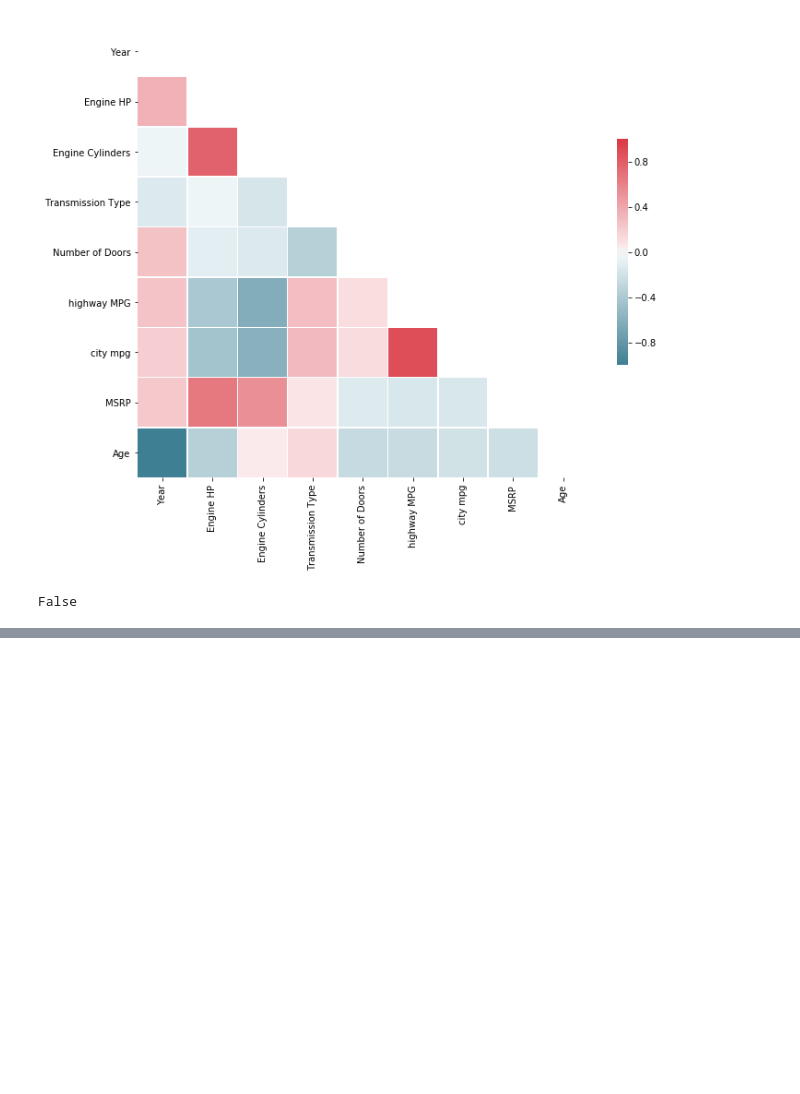
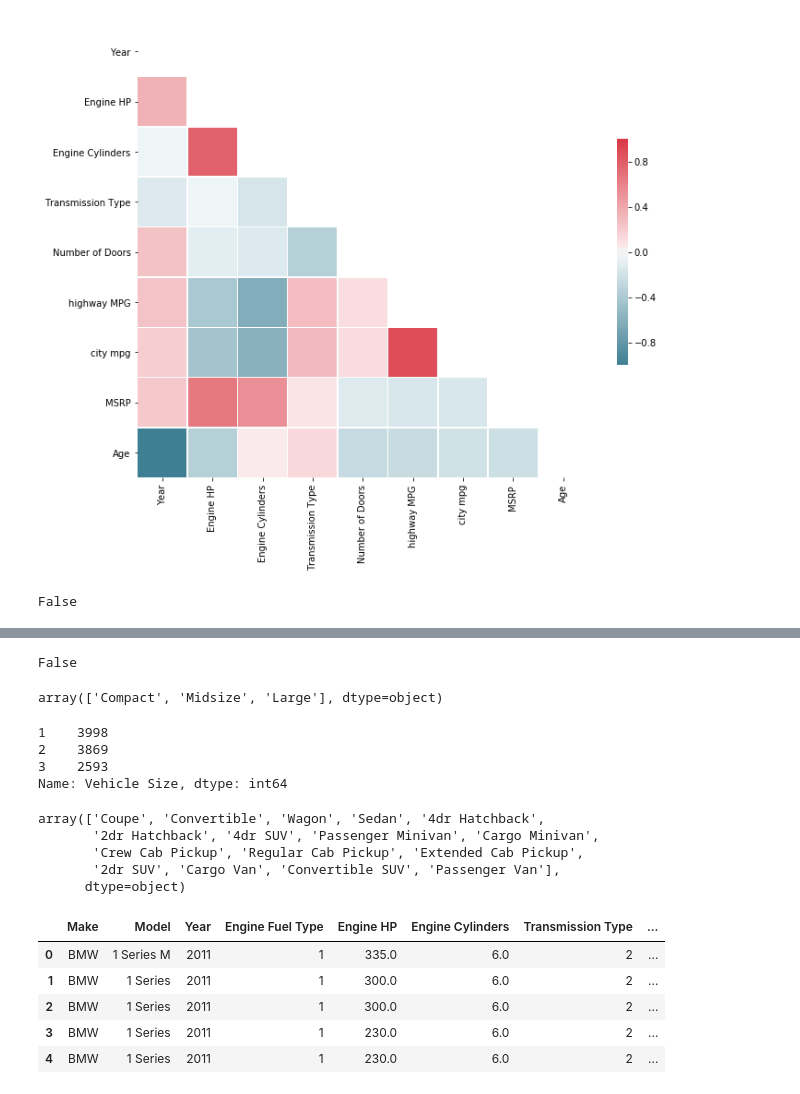
Before and after one commit to muhdlaziem/Car-Price-Prediction-using-Ensemble-Regression, a Jupyter notebook: Car Price Prediction using Ensemble Regression.ipynb, the cells around one changed output, grey strips where cells are left out. Drawn from its saved outputs; the diff is of its cells as text; code cells hidden in the pictures; blank space fills up the shorter version.

```diff
--- a/Car Price Prediction using Ensemble Regression.ipynb
+++ b/Car Price Prediction using Ensemble Regression.ipynb
@@ -160,0 +215,6 @@ False
+# %%
+cp = cp.replace({'rear wheel drive':'1'})
+cp = cp.replace({'all wheel drive':'2'})
+cp = cp.replace({'front wheel drive':'3'})
+cp = cp.replace({'four wheel drive':'4'})
+cp['Driven_Wheels'].value_counts()
@@ -160,0 +266,36 @@ False
+# %%
+cp['Engine Fuel Type'].isnull().any()
+# %% [output]
+False
+# %%
+cp['Vehicle Size'].unique()
+# %% [output]
+array(['Compact', 'Midsize', 'Large'], dtype=object)
+# %%
+cp = cp.replace({'Compact':'1'})
+cp = cp.replace({'Midsize':'2'})
+cp = cp.replace({'Large':'3'})
+
+cp['Vehicle Size'].value_counts()
+# %% [output]
+1    3998
+2    3869
+3    2593
+Name: Vehicle Size, dtype: int64
+# %%
+cp['Vehicle Style'].unique()
+# %% [output]
+array(['Coupe', 'Convertible', 'Wagon', 'Sedan', '4dr Hatchback',
+       '2dr Hatchback', '4dr SUV', 'Passenger Minivan', 'Cargo Minivan',
+       'Crew Cab Pickup', 'Regular Cab Pickup', 'Extended Cab Pickup',
+       '2dr SUV', 'Cargo Van', 'Convertible SUV', 'Passenger Van'],
+      dtype=object)
+# %%
+cp.head()
+# %% [output]
+|  | Make | Model | Year | Engine Fuel Type | Engine HP | Engine Cylinders | Transmission Type | ... |
+| 0 | BMW | 1 Series M | 2011 | 1 | 335.0 | 6.0 | 2 | ... |
+| 1 | BMW | 1 Series | 2011 | 1 | 300.0 | 6.0 | 2 | ... |
+| 2 | BMW | 1 Series | 2011 | 1 | 300.0 | 6.0 | 2 | ... |
+| 3 | BMW | 1 Series | 2011 | 1 | 230.0 | 6.0 | 2 | ... |
+| 4 | BMW | 1 Series | 2011 | 1 | 230.0 | 6.0 | 2 | ... |
```
Also changed, not shown: parts of 19 cells of this notebook, 2 other files.
